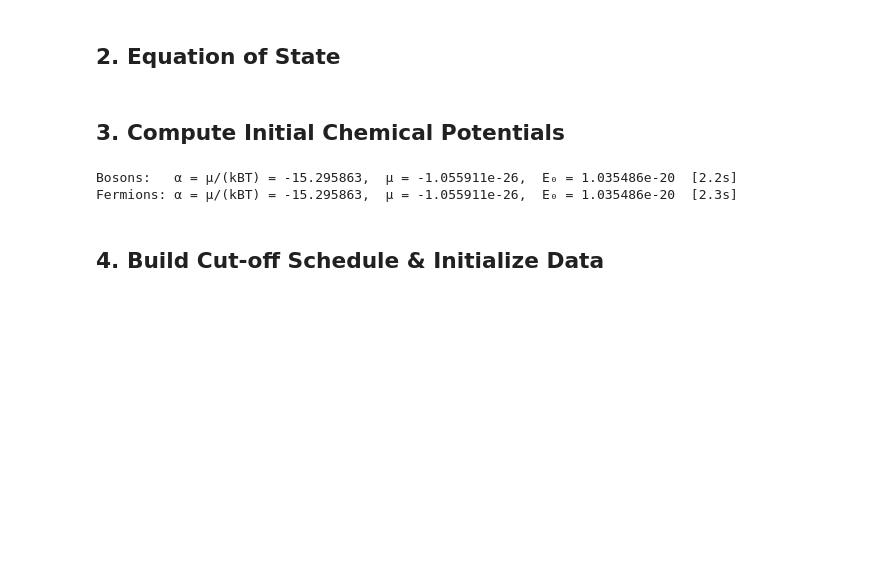
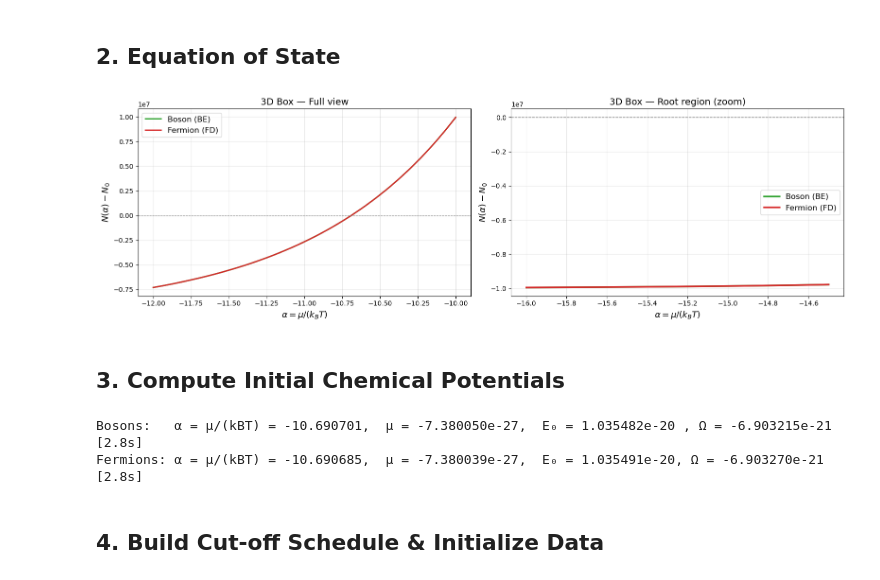
Before and after one commit to arvizu-god/evaporative_cooling, a Jupyter notebook: notebooks/evap_cooling_caja.ipynb, the cells around one changed output. Saved outputs shown, nothing was run; the diff lists cells and outputs as text; code cells hidden in the pictures; blank space fills up the shorter version.

```diff
--- a/notebooks/evap_cooling_caja.ipynb
+++ b/notebooks/evap_cooling_caja.ipynb
@@ -68,41 +70,77 @@ def N_equation_fermion(x):
 def dN_equation_fermion(x):
     lam = thermal_wavelength(T0)
     return -(V / lam**3) * mp.polylog(1/2, -mp.exp(x))
+# %%
+# ── Plot N_equation to visualize root location ──
+x_vals = np.linspace(-12, -10, 500)
+y_boson   = [float(mp.re(N_equation_boson(x)))   for x in x_vals]
+y_fermion = [float(mp.re(N_equation_fermion(x))) for x in x_vals]
+
+fig, (ax1, ax2) = plt.subplots(1, 2, figsize=(16, 5))
+
+# Full view
+ax1.plot(x_vals, y_boson,   'tab:green', lw=2, label='Boson (BE)')
+ax1.plot(x_vals, y_fermion, 'tab:red',   lw=2, label='Fermion (FD)')
+ax1.axhline(0, color='gray', lw=0.8, ls='--')
+ax1.set_xlabel(r'$\alpha = \mu / (k_B T)$', fontsize=13)
+ax1.set_ylabel(r'$N(\alpha) - N_0$', fontsize=13)
+ax1.set_title('3D Box — Full view', fontsize=14)
+ax1.legend(fontsize=12)
+ax1.grid(True, alpha=0.3)
+
+# Zoom on root
+x_zoom = np.linspace(-16, -14.5, 400)
+y_b_zoom = [float(mp.re(N_equation_boson(x)))   for x in x_zoom]
+y_f_zoom = [float(mp.re(N_equation_fermion(x))) for x in x_zoom]
+
+ax2.plot(x_zoom, y_b_zoom, 'tab:green', lw=2.5, label='Boson (BE)')
+ax2.plot(x_zoom, y_f_zoom, 'tab:red',   lw=2.5, label='Fermion (FD)')
+ax2.axhline(0, color='gray', lw=1, ls='--')
+ax2.set_xlabel(r'$\alpha = \mu / (k_B T)$', fontsize=13)
+ax2.set_ylabel(r'$N(\alpha) - N_0$', fontsize=13)
+ax2.set_title('3D Box — Root region (zoom)', fontsize=14)
+ax2.legend(fontsize=12)
+ax2.grid(True, alpha=0.3)
+
+fig.tight_layout()
+plt.show()
+# %% [output]
+[figure, added]
 # %% [markdown]
 ## 3. Compute Initial Chemical Potentials
 # %%
 # --- Bosons ---
 start = time.time()
 alpha_b = newton_raphson_1var(N_equation_boson, dN_equation_boson,
-                              -15.5, -15, dx=1e-5)
+                              -10.75, -10.50, dx=1e-5)
 if alpha_b is None:
     raise RuntimeError("Root not found for boson chemical potential")
 mu0_b = alpha_b * kB * T0
 E0_b = float((3/2) * N0 * kB * T0 * (
     mp.polylog(5/2, mp.exp(alpha_b)) / mp.polylog(3/2, mp.exp(alpha_b))
 ))
-Omega0_b = -N0 * kB * T0 * (mp.polylog(5/2,  mp.exp(alpha_b)) /
-                            mp.polylog(3/2,  mp.exp(alpha_b)))
+Omega0_b = float(-N0 * kB * T0 * (mp.polylog(5/2,  mp.exp(alpha_b)) /
+                            mp.polylog(3/2,  mp.exp(alpha_b))))
 print(f"Bosons:   α = μ/(kBT) = {alpha_b:.6f},  μ = {mu0_b:.6e},  "
       f"E₀ = {E0_b:.6e} , Ω = {Omega0_b:.6e} [{time.time()-start:.1f}s]")
 
 # --- Fermions ---
 start = time.time()
 alpha_f = newton_raphson_1var(N_equation_fermion, dN_equation_fermion,
-                              -15.5, -15, dx=1e-5)
+                              -10.75, -10.50, dx=1e-5)
 if alpha_f is None:
     raise RuntimeError("Root not found for fermion chemical potential")
 mu0_f = alpha_f * kB * T0
 E0_f = float((3/2) * N0 * kB * T0 * (
     mp.polylog(5/2, -mp.exp(alpha_f)) / mp.polylog(3/2, -mp.exp(alpha_f))
 ))
-Omega0_f = -N0 * kB * T0 * (mp.polylog(5/2, -mp.exp(alpha_f)) /
-                            mp.polylog(3/2, -mp.exp(alpha_f)))
+Omega0_f = float(-N0 * kB * T0 * (mp.polylog(5/2, -mp.exp(alpha_f)) /
+                            mp.polylog(3/2, -mp.exp(alpha_f))))
 print(f"Fermions: α = μ/(kBT) = {alpha_f:.6f},  μ = {mu0_f:.6e},  "
       f"E₀ = {E0_f:.6e}, Ω = {Omega0_f:.6e}  [{time.time()-start:.1f}s]")
 # %% [output]
-Bosons:   α = μ/(kBT) = -15.295863,  μ = -1.055911e-26,  E₀ = 1.035486e-20  [2.2s]
-Fermions: α = μ/(kBT) = -15.295863,  μ = -1.055911e-26,  E₀ = 1.035486e-20  [2.3s]
+Bosons:   α = μ/(kBT) = -10.690701,  μ = -7.380050e-27,  E₀ = 1.035482e-20 , Ω = -6.903215e-21 [2.8s]
+Fermions: α = μ/(kBT) = -10.690685,  μ = -7.380039e-27,  E₀ = 1.035491e-20, Ω = -6.903270e-21  [2.8s]
 # %% [markdown]
 ## 4. Build Cut-off Schedule & Initialize Data
 # %%
```
Also changed, not shown: parts of 8 cells of this notebook, 1 other file.
